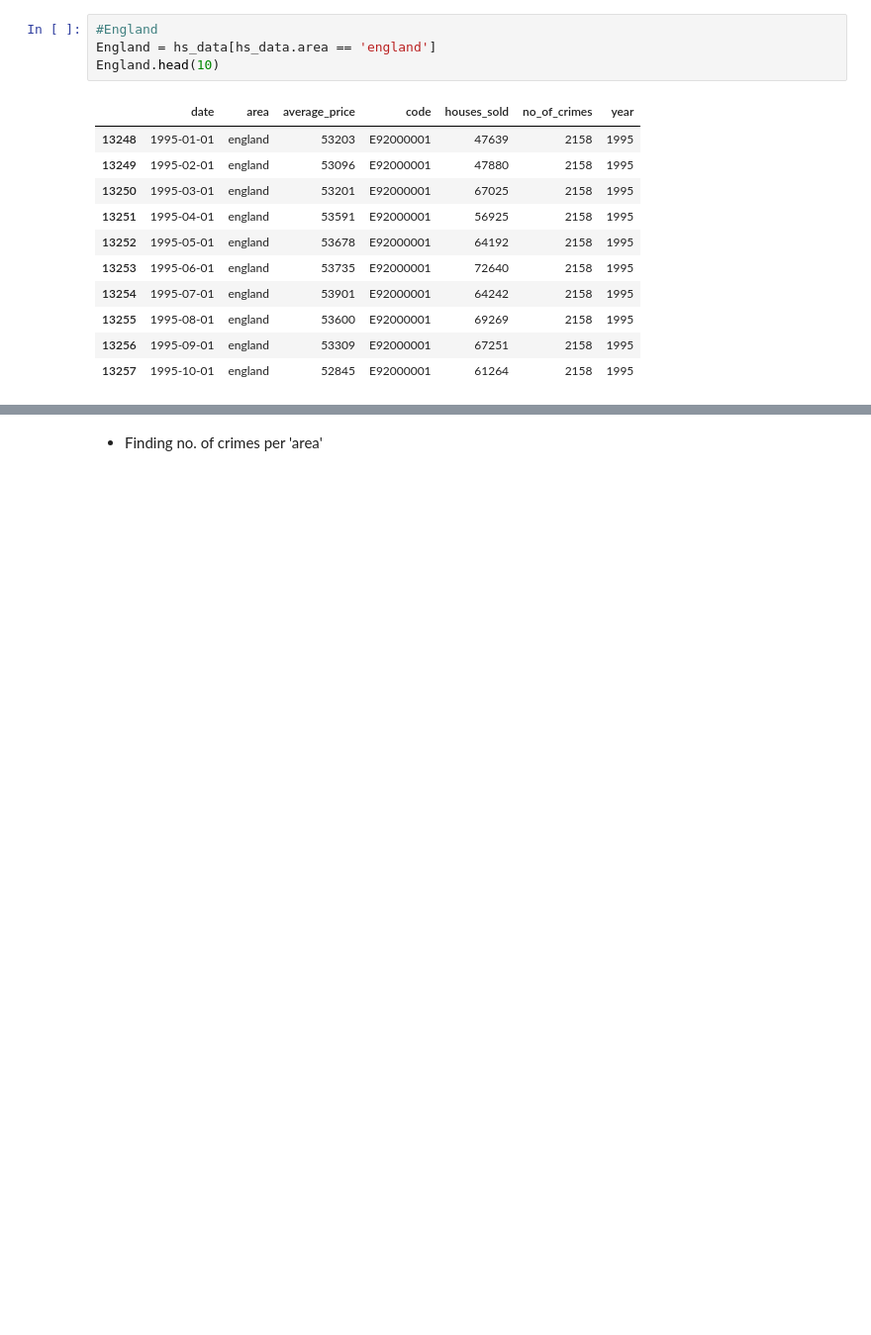
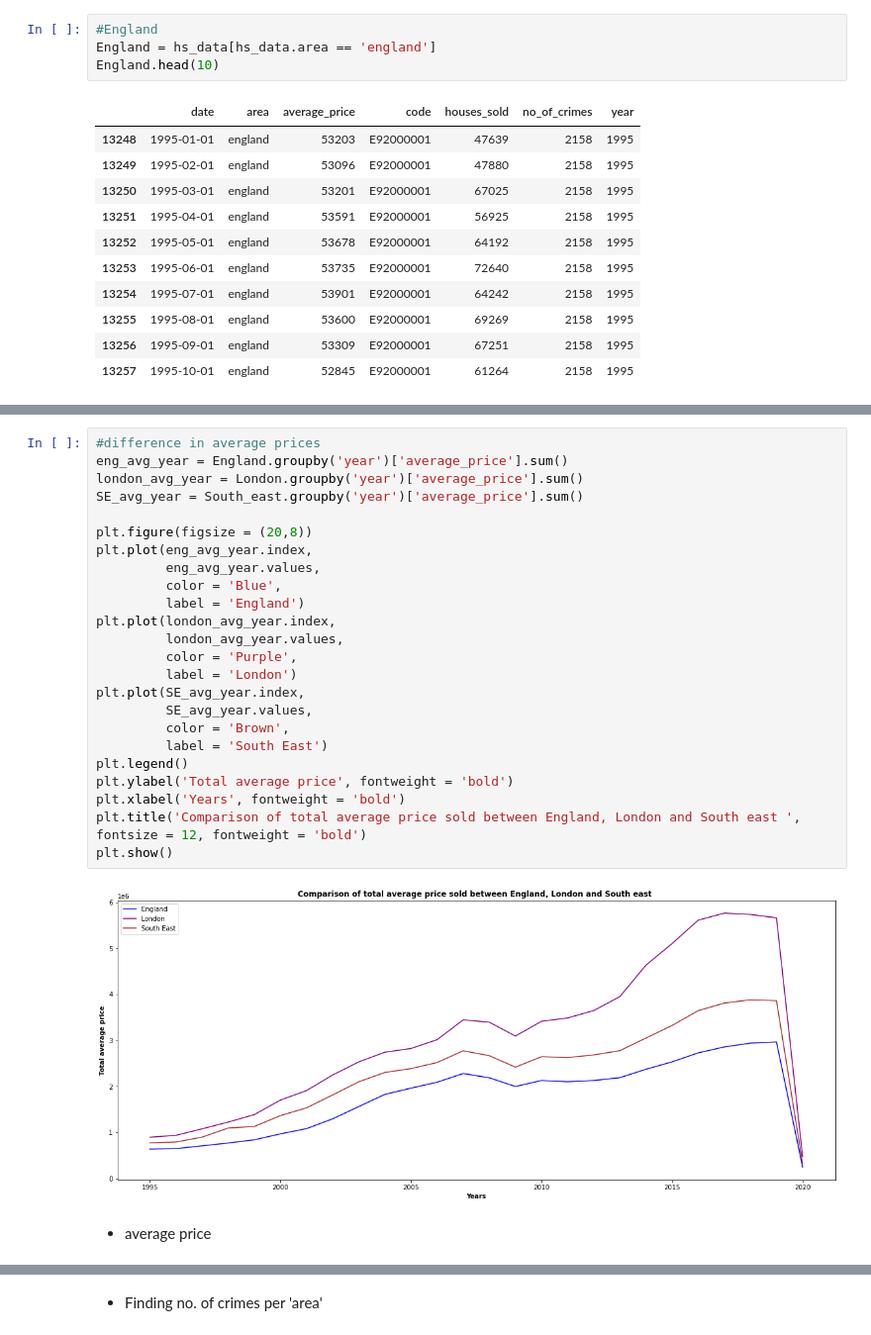
Before and after one commit to captin01/Data_Analysis, a Jupyter notebook: London_Housing/LND_Housing.ipynb, the cells around one changed output, grey strips where cells are left out. Shown at 99% size. Drawn from its saved outputs; the diff is of its cells as text; blank space fills up the shorter version.

```diff
--- a/London_Housing/LND_Housing.ipynb
+++ b/London_Housing/LND_Housing.ipynb
@@ -409,0 +430,28 @@ plt.show()
+# %%
+#difference in average prices
+eng_avg_year = England.groupby('year')['average_price'].sum()
+london_avg_year = London.groupby('year')['average_price'].sum()
+SE_avg_year = South_east.groupby('year')['average_price'].sum()
+
+plt.figure(figsize = (20,8))
+plt.plot(eng_avg_year.index,
+         eng_avg_year.values,
+         color = 'Blue',
+         label = 'England')
+plt.plot(london_avg_year.index,
+         london_avg_year.values,
+         color = 'Purple',
+         label = 'London')
+plt.plot(SE_avg_year.index,
+         SE_avg_year.values,
+         color = 'Brown',
+         label = 'South East')
+plt.legend()
+plt.ylabel('Total average price', fontweight = 'bold')
+plt.xlabel('Years', fontweight = 'bold')
+plt.title('Comparison of total average price sold between England, London and South east ', fontsize = 12, fontweight = 'bold')
+plt.show()
+# %% [output]
+[figure, added]
+# %% [markdown]
+- average price
```
Also changed, not shown: parts of 47 cells of this notebook.
